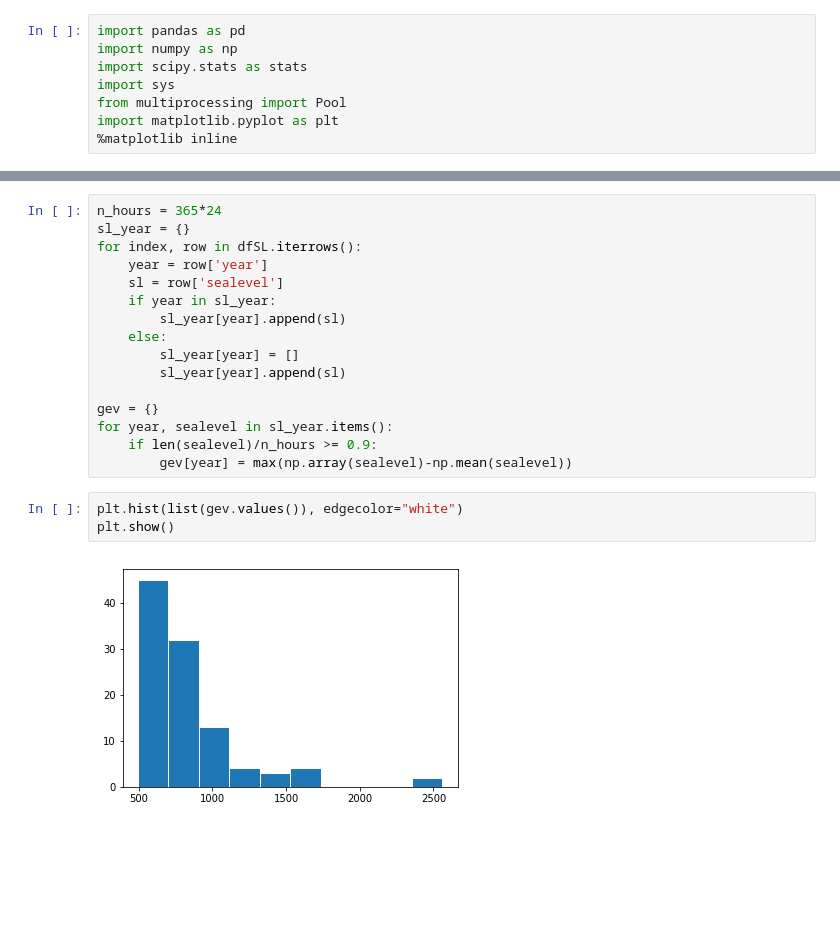
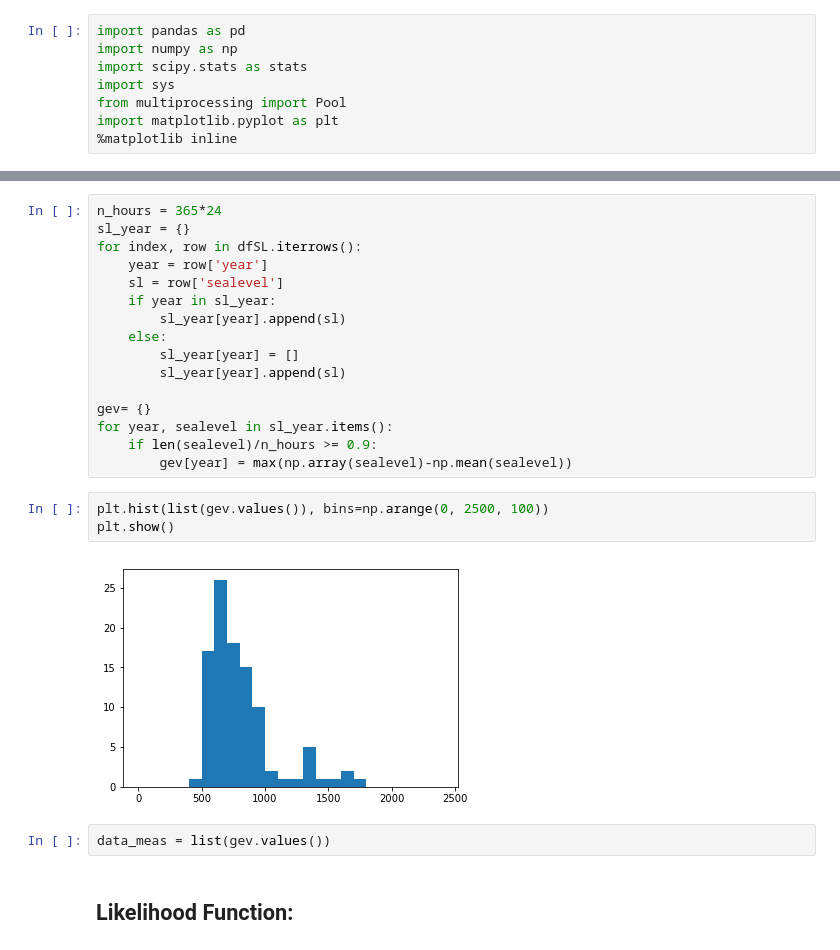
Before and after one commit to MingxuanZhang/MCMC_Tutorial, a Jupyter notebook: tutorial/part2/mcmc_tutorial_dist_fitting.ipynb, the cells around one changed output, grey strips where cells are left out. Drawn from its saved outputs; the diff is of its cells as text; blank space fills up the shorter version.

```diff
--- a/tutorial/part2/mcmc_tutorial_dist_fitting.ipynb
+++ b/tutorial/part2/mcmc_tutorial_dist_fitting.ipynb
@@ -33,12 +33,16 @@ for index, row in dfSL.iterrows():
         sl_year[year] = []
         sl_year[year].append(sl)
 
-gev = {}
+gev= {}
 for year, sealevel in sl_year.items():
     if len(sealevel)/n_hours >= 0.9:
         gev[year] = max(np.array(sealevel)-np.mean(sealevel))
 # %%
-plt.hist(list(gev.values()), edgecolor="white")
+plt.hist(list(gev.values()), bins=np.arange(0, 2500, 100))
 plt.show()
 # %% [output]
-[figure, old version]
+[figure, new version]
+# %%
+data_meas = list(gev.values())
+# %% [markdown]
+## Likelihood Function:
```
Also changed, not shown: parts of 16 cells of this notebook.
